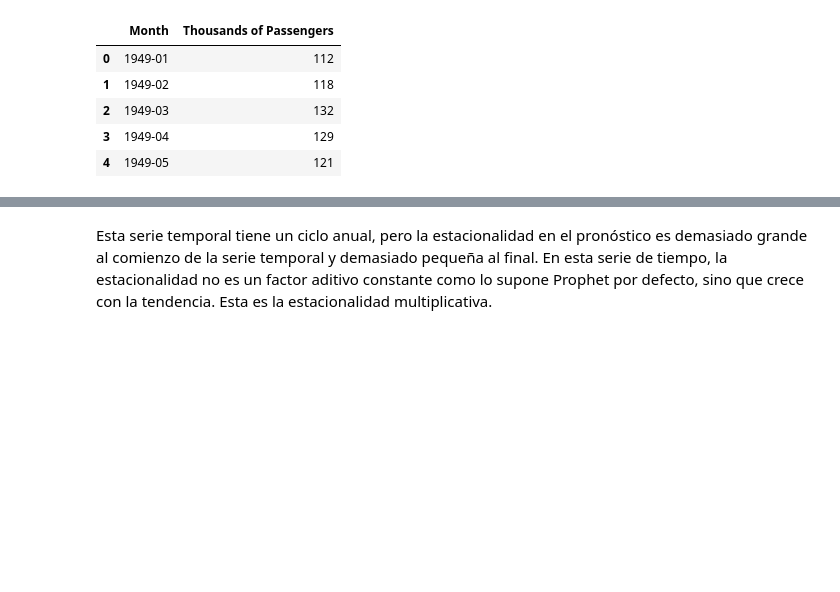
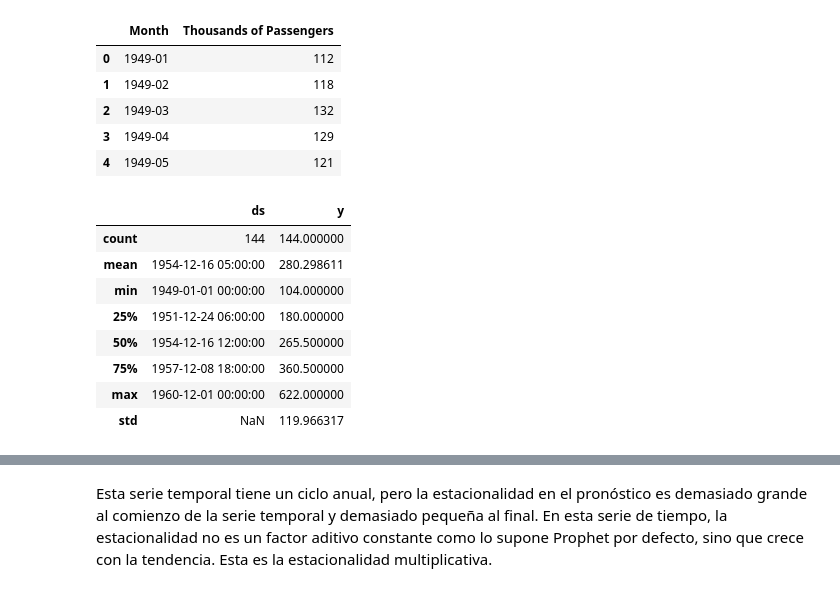
Before and after one commit to MillerQuintero2001/ARISA_Project_Data_Science, a Jupyter notebook: Class_#2/3-Prophet_PasajerosAvion.ipynb, the cells around one changed output, grey strips where cells are left out. Saved outputs shown, nothing was run; the diff lists cells and outputs as text; code cells hidden in the pictures; blank space fills up the shorter version.

```diff
--- a/Class_#2/3-Prophet_PasajerosAvion.ipynb
+++ b/Class_#2/3-Prophet_PasajerosAvion.ipynb
@@ -19,0 +20,12 @@ df['ds'] = pd.to_datetime(df['ds'])
+# %%
+df.describe()
+# %% [output]
+|  | ds | y |
+| count | 144 | 144.000000 |
+| mean | 1954-12-16 05:00:00 | 280.298611 |
+| min | 1949-01-01 00:00:00 | 104.000000 |
+| 25% | 1951-12-24 06:00:00 | 180.000000 |
+| 50% | 1954-12-16 12:00:00 | 265.500000 |
+| 75% | 1957-12-08 18:00:00 | 360.500000 |
+| max | 1960-12-01 00:00:00 | 622.000000 |
+| std | NaN | 119.966317 |
```
Also changed, not shown: parts of 6 cells of this notebook, 10 other files.
